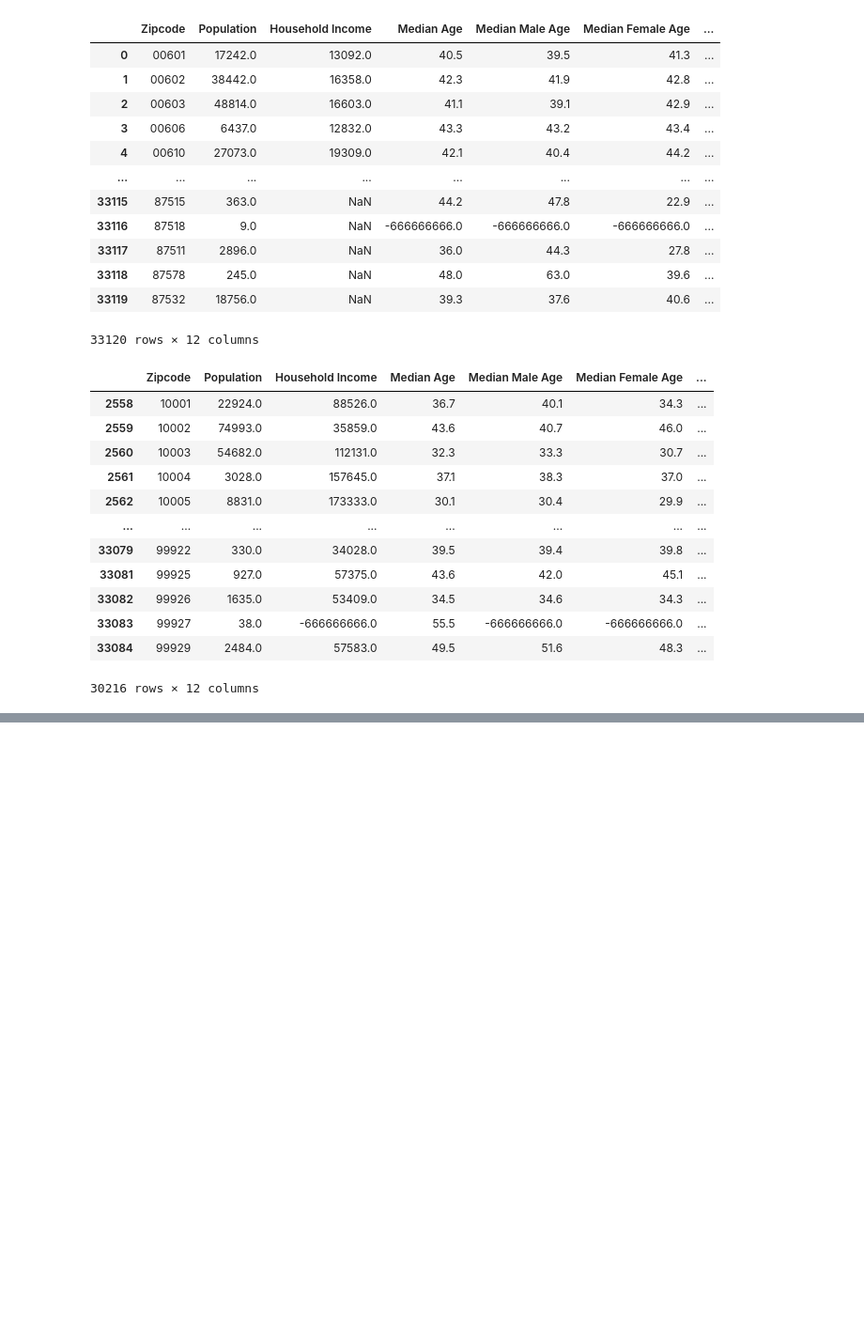
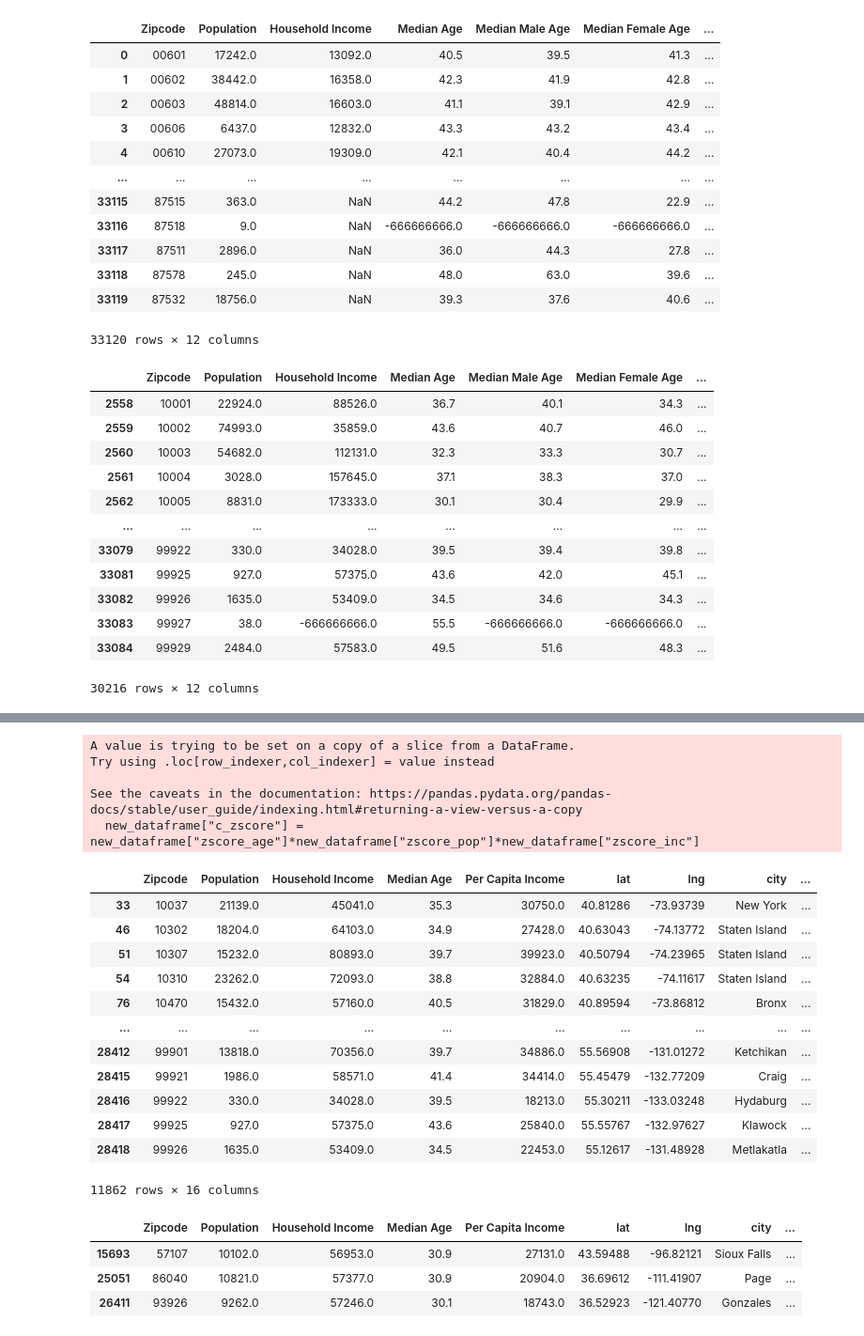
Before and after one commit to pnisenson/marvel-star, a Jupyter notebook: CensusInfo.ipynb, the cells around one changed output, grey strips where cells are left out. Shown: that part at 94% size. Drawn from its saved outputs; the diff is of its cells as text; code cells hidden in the pictures; blank space fills up the shorter version.

```diff
--- a/CensusInfo.ipynb
+++ b/CensusInfo.ipynb
@@ -153,0 +164,35 @@ gmaps.configure(api_key= g_keypa)
+# %%
+
+new_dataframe=census_zscores.loc[(census_zscores["zscore_age"]>0)&(census_zscores["zscore_pop"]>0)&(census_zscores["zscore_inc"]>0)]
+
+
+new_dataframe["c_zscore"] = new_dataframe["zscore_age"]*new_dataframe["zscore_pop"]*new_dataframe["zscore_inc"]
+new_dataframe
+# %% [output]
+A value is trying to be set on a copy of a slice from a DataFrame.
+Try using .loc[row_indexer,col_indexer] = value instead
+
+See the caveats in the documentation: https://pandas.pydata.org/pandas-docs/stable/user_guide/indexing.html#returning-a-view-versus-a-copy
+  new_dataframe["c_zscore"] = new_dataframe["zscore_age"]*new_dataframe["zscore_pop"]*new_dataframe["zscore_inc"]
+|  | Zipcode | Population | Household Income | Median Age | Per Capita Income | lat | lng | city | ... |
+| 33 | 10037 | 21139.0 | 45041.0 | 35.3 | 30750.0 | 40.81286 | -73.93739 | New York | ... |
+| 46 | 10302 | 18204.0 | 64103.0 | 34.9 | 27428.0 | 40.63043 | -74.13772 | Staten Island | ... |
+| 51 | 10307 | 15232.0 | 80893.0 | 39.7 | 39923.0 | 40.50794 | -74.23965 | Staten Island | ... |
+| 54 | 10310 | 23262.0 | 72093.0 | 38.8 | 32884.0 | 40.63235 | -74.11617 | Staten Island | ... |
+| 76 | 10470 | 15432.0 | 57160.0 | 40.5 | 31829.0 | 40.89594 | -73.86812 | Bronx | ... |
+| ... | ... | ... | ... | ... | ... | ... | ... | ... | ... |
+| 28412 | 99901 | 13818.0 | 70356.0 | 39.7 | 34886.0 | 55.56908 | -131.01272 | Ketchikan | ... |
+| 28415 | 99921 | 1986.0 | 58571.0 | 41.4 | 34414.0 | 55.45479 | -132.77209 | Craig | ... |
+| 28416 | 99922 | 330.0 | 34028.0 | 39.5 | 18213.0 | 55.30211 | -133.03248 | Hydaburg | ... |
+| 28417 | 99925 | 927.0 | 57375.0 | 43.6 | 25840.0 | 55.55767 | -132.97627 | Klawock | ... |
+| 28418 | 99926 | 1635.0 | 53409.0 | 34.5 | 22453.0 | 55.12617 | -131.48928 | Metlakatla | ... |
+11862 rows × 16 columns
+# %%
+#top_three_dataframe = new_dataframe["c_zscore"].sort_values(ascending=False)
+top_three_dataframe = new_dataframe.loc[new_dataframe["c_zscore"]>=0.88963]
+top_three_dataframe
+# %% [output]
+|  | Zipcode | Population | Household Income | Median Age | Per Capita Income | lat | lng | city | ... |
+| 15693 | 57107 | 10102.0 | 56953.0 | 30.9 | 27131.0 | 43.59488 | -96.82121 | Sioux Falls | ... |
+| 25051 | 86040 | 10821.0 | 57377.0 | 30.9 | 20904.0 | 36.69612 | -111.41907 | Page | ... |
+| 26411 | 93926 | 9262.0 | 57246.0 | 30.1 | 18743.0 | 36.52923 | -121.40770 | Gonzales | ... |
```
Also changed, not shown: parts of 6 cells of this notebook, 4 other files.
